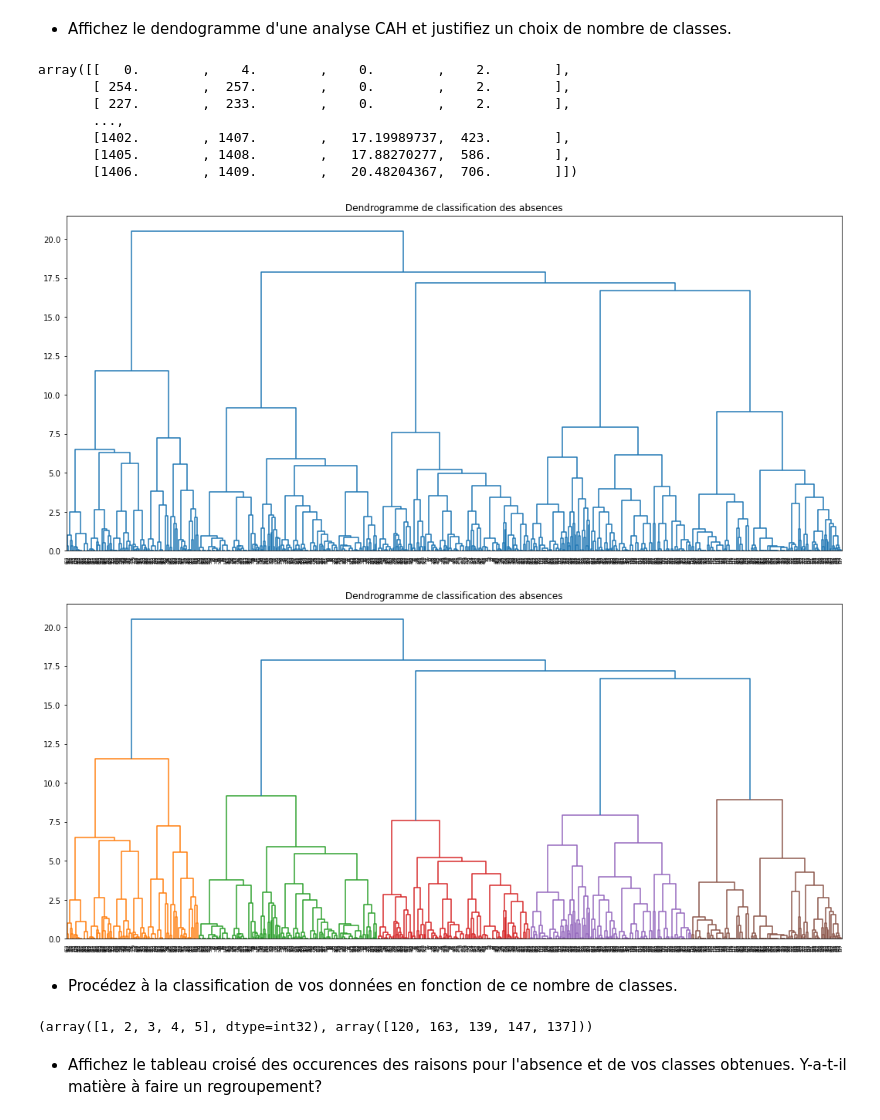
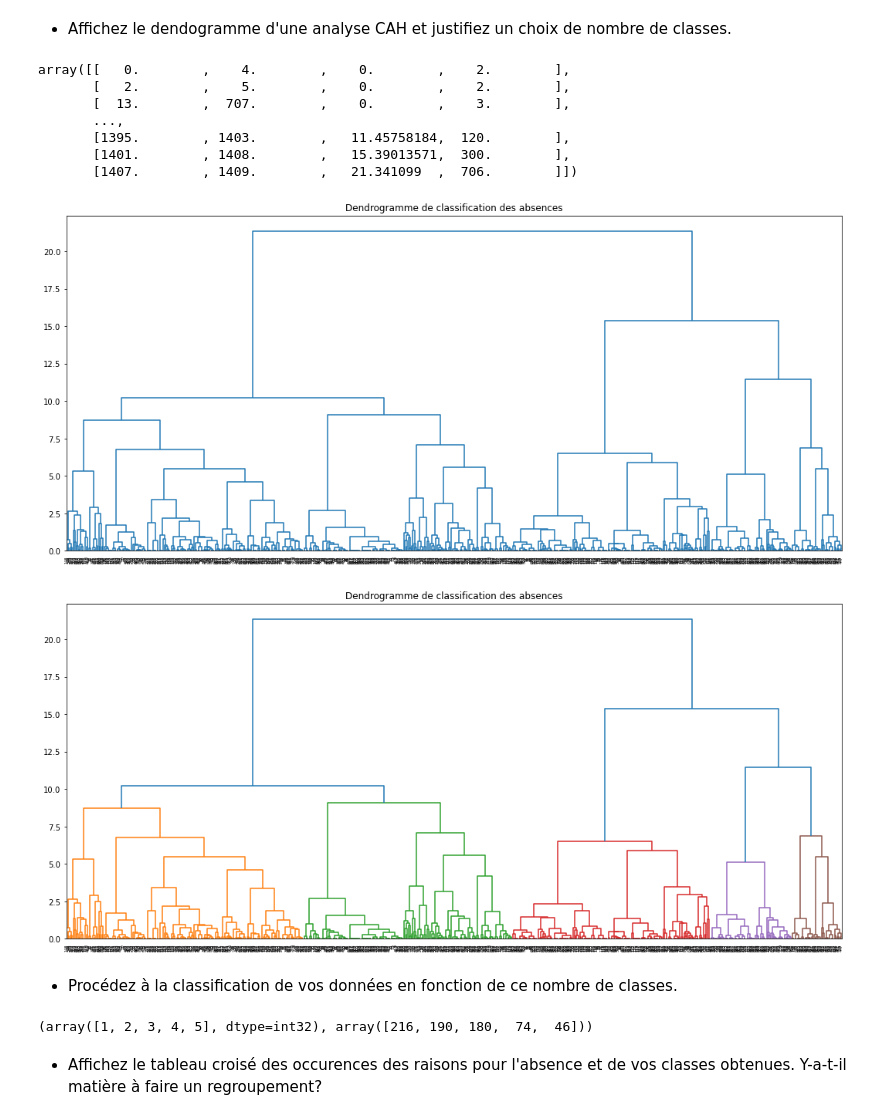
Before and after one commit to louiskuhn/IA-P2-Euskadi, a Jupyter notebook: Ressources/Machine Learning/Clustering/Clustering - cas pratique/Cas pratique clustering.ipynb, the cells around one changed output. Cells and saved outputs as stored; diff of their text form; code cells hidden in the pictures.

```diff
--- a/Ressources/Machine Learning/Clustering/Clustering - cas pratique/Cas pratique clustering.ipynb
+++ b/Ressources/Machine Learning/Clustering/Clustering - cas pratique/Cas pratique clustering.ipynb
@@ -40,6 +42,6 @@ df0.head()
 df0.drop_duplicates(inplace=True)
 # %%
 # on garde les variables qui nous intéressent
-df = df0.drop(['ID', 'Reason for absence', 'Month of absence', 'Day of the week', 'Absenteeism time in hours'], axis=1)
+df = df0.drop(['ID', 'Reason for absence', 'Seasons', 'Month of absence', 'Day of the week', 'Absenteeism time in hours'], axis=1)
 df.head()
 # %% [output]
@@ -52,6 +54,6 @@ df.head()
 # %%
 # création des dummies
-df = pd.get_dummies(df, columns=['Seasons', 'Education'])
+df = pd.get_dummies(df, columns=['Education'])
 df.head()
 # %% [output]
 |  | Transportation expense | Distance from Residence to Work | Service time | Age | Work load Average/day | Hit target | ... |
@@ -76,12 +78,12 @@ mat_lien = linkage(df, method='ward', metric='euclidean')
 mat_lien
 # %% [output]
 array([[   0.        ,    4.        ,    0.        ,    2.        ],
-       [ 254.        ,  257.        ,    0.        ,    2.        ],
-       [ 227.        ,  233.        ,    0.        ,    2.        ],
+       [   2.        ,    5.        ,    0.        ,    2.        ],
+       [  13.        ,  707.        ,    0.        ,    3.        ],
        ...,
-       [1402.        , 1407.        ,   17.19989737,  423.        ],
-       [1405.        , 1408.        ,   17.88270277,  586.        ],
-       [1406.        , 1409.        ,   20.48204367,  706.        ]])
+       [1395.        , 1403.        ,   11.45758184,  120.        ],
+       [1401.        , 1408.        ,   15.39013571,  300.        ],
+       [1407.        , 1409.        ,   21.341099  ,  706.        ]])
 # %%
 # Puis on peut afficher notre dendogramme :
 fig = plt.figure(figsize=(18,8))
@@ -89,23 +91,23 @@ ax = fig.add_subplot(1,1,1)
 ax.set_title("Dendrogramme de classification des absences")
 dendrogram(mat_lien, orientation='top', color_threshold=0);
 # %% [output]
-[figure, old version]
+[figure, new version]
 # %%
 # On peut choisir 5 classes
 fig = plt.figure(figsize=(18,8))
 ax = fig.add_subplot(1,1,1)
 ax.set_title("Dendrogramme de classification des absences")
-dendrogram(mat_lien, orientation='top', color_threshold=12.5);
+dendrogram(mat_lien, orientation='top', color_threshold=10);
 # %% [output]
-[figure, old version]
+[figure, new version]
 # %% [markdown]
 - Procédez à la classification de vos données en fonction de ce nombre de classes.
 # %%
 # On crée les 5 classes
-classes_cah = fcluster(mat_lien, t=12.5, criterion='distance')
+classes_cah = fcluster(mat_lien, t=10, criterion='distance')
 np.unique(classes_cah, return_counts=True)
 # %% [output]
-(array([1, 2, 3, 4, 5], dtype=int32), array([120, 163, 139, 147, 137]))
+(array([1, 2, 3, 4, 5], dtype=int32), array([216, 190, 180,  74,  46]))
 # %% [markdown]
   - Affichez le tableau croisé des occurences des raisons pour l'absence et de vos classes obtenues. Y-a-t-il matière à faire un regroupement?
 # %%
```
Also changed, not shown: parts of 39 cells of this notebook, 8 other files.
